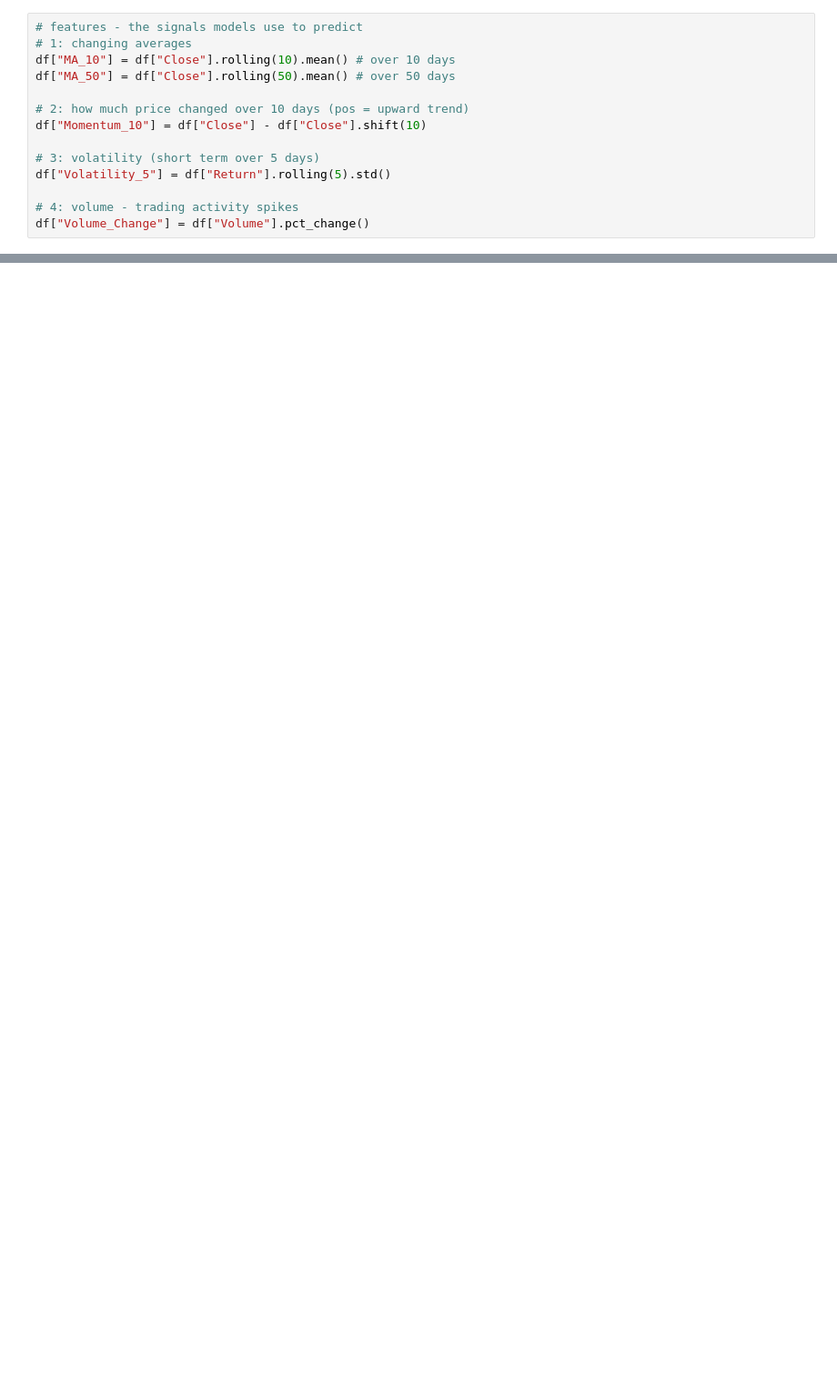
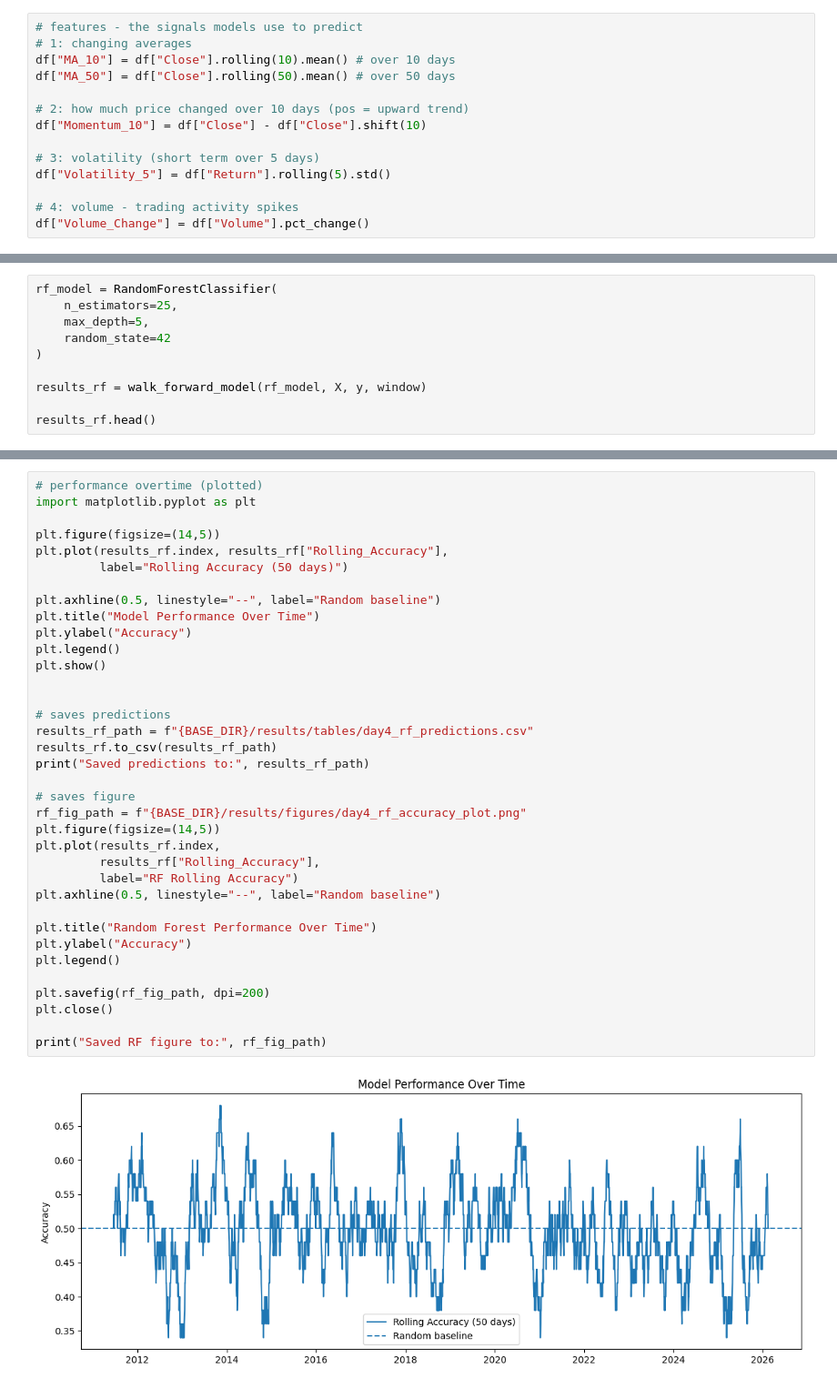
Before and after one commit to dhritiburugupalli/regime-adaptability, a Jupyter notebook: regime_adaptability.ipynb, the cells around one changed output, grey strips where cells are left out. Shown at 91% size. Cells and saved outputs as stored; diff of their text form; blank space fills up the shorter version.

```diff
--- a/regime_adaptability.ipynb
+++ b/regime_adaptability.ipynb
@@ -349,0 +363,10 @@ results.head()
+# %%
+rf_model = RandomForestClassifier(
+    n_estimators=25,
+    max_depth=5,
+    random_state=42
+)
+
+results_rf = walk_forward_model(rf_model, X, y, window)
+
+results_rf.head()
@@ -414,0 +550,38 @@ Saved figure to: /content/drive/MyDrive/ml-regime-adaptability/results/figures/d
+# %%
+# performance overtime (plotted)
+import matplotlib.pyplot as plt
+
+plt.figure(figsize=(14,5))
+plt.plot(results_rf.index, results_rf["Rolling_Accuracy"],
+         label="Rolling Accuracy (50 days)")
+
+plt.axhline(0.5, linestyle="--", label="Random baseline")
+plt.title("Model Performance Over Time")
+plt.ylabel("Accuracy")
+plt.legend()
+plt.show()
+
+
+# saves predictions
+results_rf_path = f"{BASE_DIR}/results/tables/day4_rf_predictions.csv"
+results_rf.to_csv(results_rf_path)
+print("Saved predictions to:", results_rf_path)
+
+# saves figure
+rf_fig_path = f"{BASE_DIR}/results/figures/day4_rf_accuracy_plot.png"
+plt.figure(figsize=(14,5))
+plt.plot(results_rf.index,
+         results_rf["Rolling_Accuracy"],
+         label="RF Rolling Accuracy")
+plt.axhline(0.5, linestyle="--", label="Random baseline")
+
+plt.title("Random Forest Performance Over Time")
+plt.ylabel("Accuracy")
+plt.legend()
+
+plt.savefig(rf_fig_path, dpi=200)
+plt.close()
+
+print("Saved RF figure to:", rf_fig_path)
+# %% [output]
+[figure, added]
```
Also changed, not shown: parts of 32 cells of this notebook.
